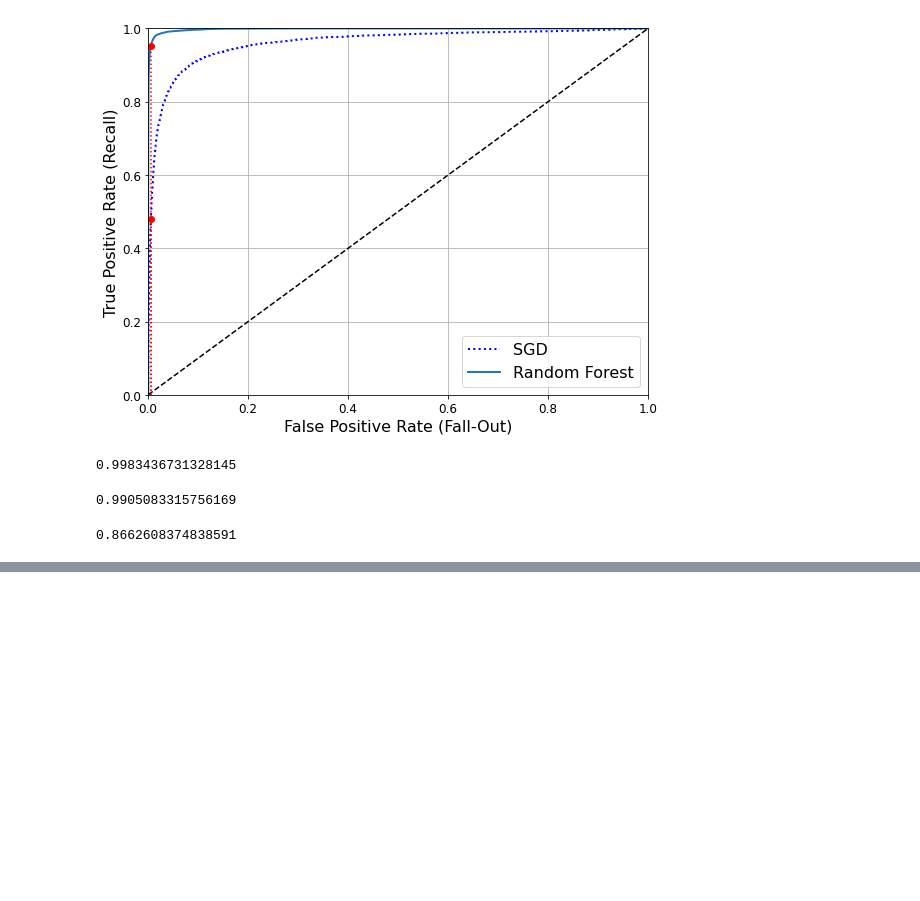
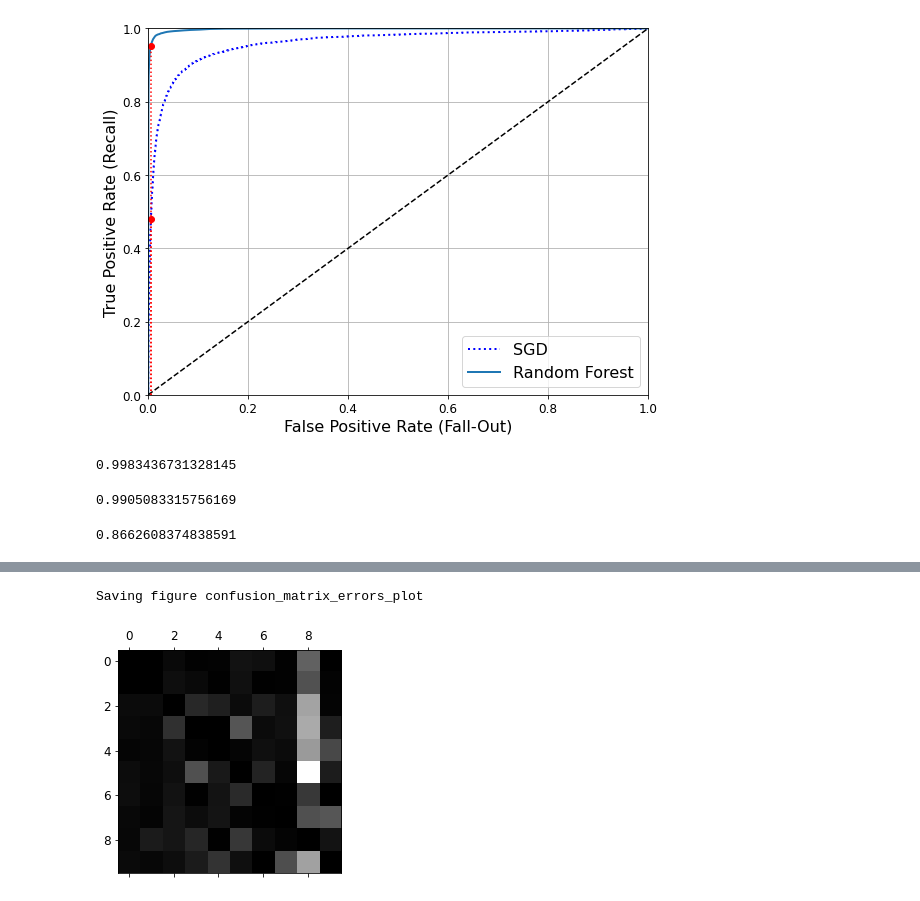
Before and after one commit to Oppo-sit/AI_AtoZ, a Jupyter notebook: Hands_on_ml/chapter_3/03_Classification.ipynb, the cells around one changed output, grey strips where cells are left out. Saved outputs shown, nothing was run; the diff lists cells and outputs as text; code cells hidden in the pictures; blank space fills up the shorter version.

```diff
--- a/Hands_on_ml/chapter_3/03_Classification.ipynb
+++ b/Hands_on_ml/chapter_3/03_Classification.ipynb
@@ -437,0 +576,10 @@ recall_score(y_train_5, y_train_pred_forest)
+# %%
+# There are many '8' predictions on '5' class
+
+np.fill_diagonal(norm_conf_mx, 0)
+plt.matshow(norm_conf_mx, cmap=plt.cm.gray)
+save_fig("confusion_matrix_errors_plot", tight_layout=False)
+plt.show()
+# %% [output]
+Saving figure confusion_matrix_errors_plot
+[figure, added]
```
Also changed, not shown: parts of 32 cells of this notebook, 9 other files.
